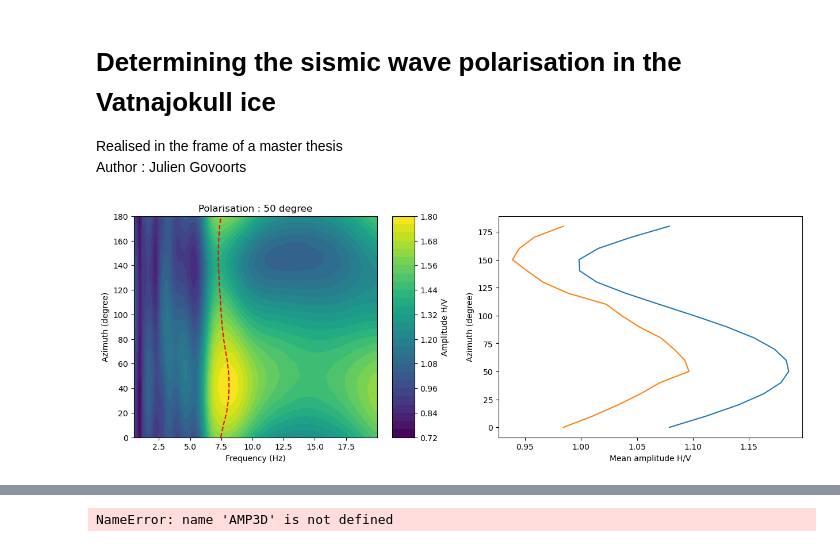
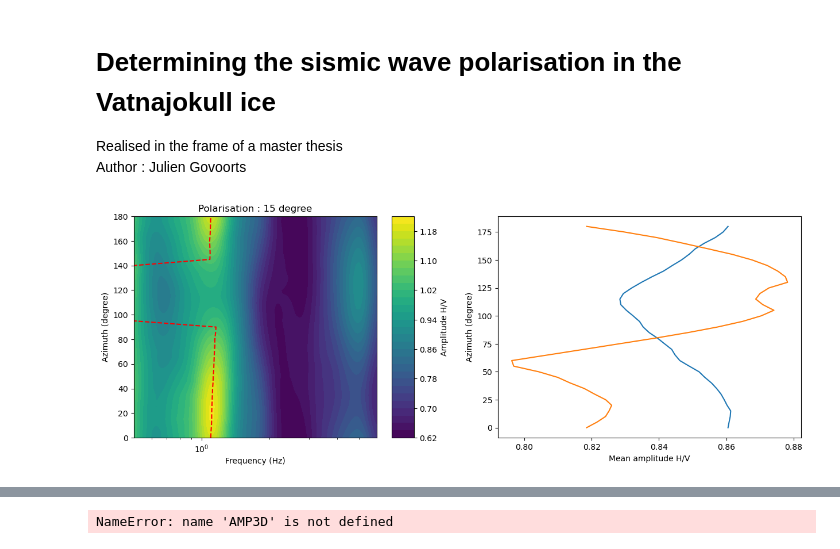
Before and after one commit to jgovoort/sismo-memo, a Jupyter notebook: Ice_polar.ipynb, the cells around one changed output, grey strips where cells are left out. Drawn from its saved outputs; the diff is of its cells as text; code cells hidden in the pictures.

```diff
--- a/Ice_polar.ipynb
+++ b/Ice_polar.ipynb
@@ -101,6 +101,7 @@ def polar(direct, stt, n_Y) :
     #ax = plt.axes(projection ='3d')
     #ax.plot_surface(X3D, Y3D, AMP3D,cmap='viridis', edgecolor='none')
     surf = plt.contourf(X3D, Y3D, AMP3D, 30)
+    plt.xscale('log')
     plt.plot(XMAXVAL,Y, c='red', linestyle='--')
     plt.xlabel('Frequency (Hz)')
     plt.ylabel('Azimuth (degree)')
@@ -113,11 +114,11 @@ def polar(direct, stt, n_Y) :
     plt.xlabel('Mean amplitude H/V')
     plt.show()
 # %%
-direct = 'D:\MEMOIRE\Geopsy_res\DATE_7_12\F_3_10_Hz'
-stt = '\SS_20773'
-polar(direct,stt,10)
+direct = 'D:\\MEMOIRE\\Geopsy_res\\d07m05h19h24hz05hz6'
+stt = '\\SS_2077"'
+polar(direct,stt,5)
 # %% [output]
-[figure, old version]
+[figure, new version]
 # %%
 # Add local module to the path
 import os, sys
```
Also changed, not shown: parts of 1 cell of this notebook, 9 other files.
